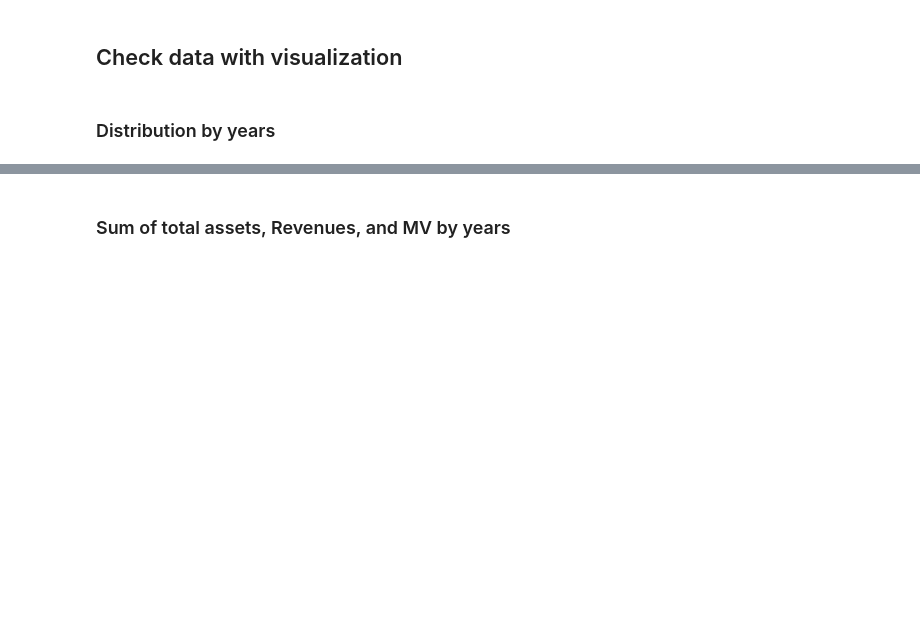
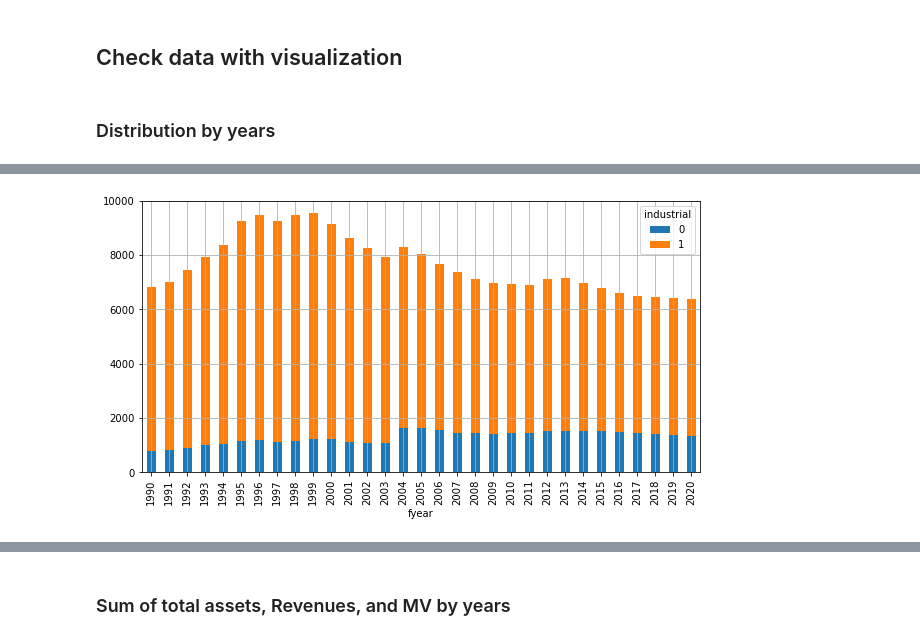
Before and after one commit to jaeyoonyu/jaeyoonyu.github.io, a Jupyter notebook: _code/wrds-download-compustat.ipynb, the cells around one changed output, grey strips where cells are left out. Saved outputs shown, nothing was run; the diff lists cells and outputs as text; code cells hidden in the pictures; blank space fills up the shorter version.

```diff
--- a/_code/wrds-download-compustat.ipynb
+++ b/_code/wrds-download-compustat.ipynb
@@ -61,0 +77,3 @@ df.groupby(['fyear']).count()['cik'].plot(kind='bar', figsize=(7,4), grid= True,
+# %%
+df_plot= df_all.groupby(['fyear', 'industrial']).size().reset_index().pivot(index= 'fyear', columns='industrial', values= 0)
+df_plot.head()
@@ -61,0 +88,5 @@ df.groupby(['fyear']).count()['cik'].plot(kind='bar', figsize=(7,4), grid= True,
+# %%
+df_plot.plot(kind='bar', grid= True, stacked= True, figsize= (10,5))
+plt.show()
+# %% [output]
+[figure, added]
```
Also changed, not shown: parts of 12 cells of this notebook, 8 other files.
